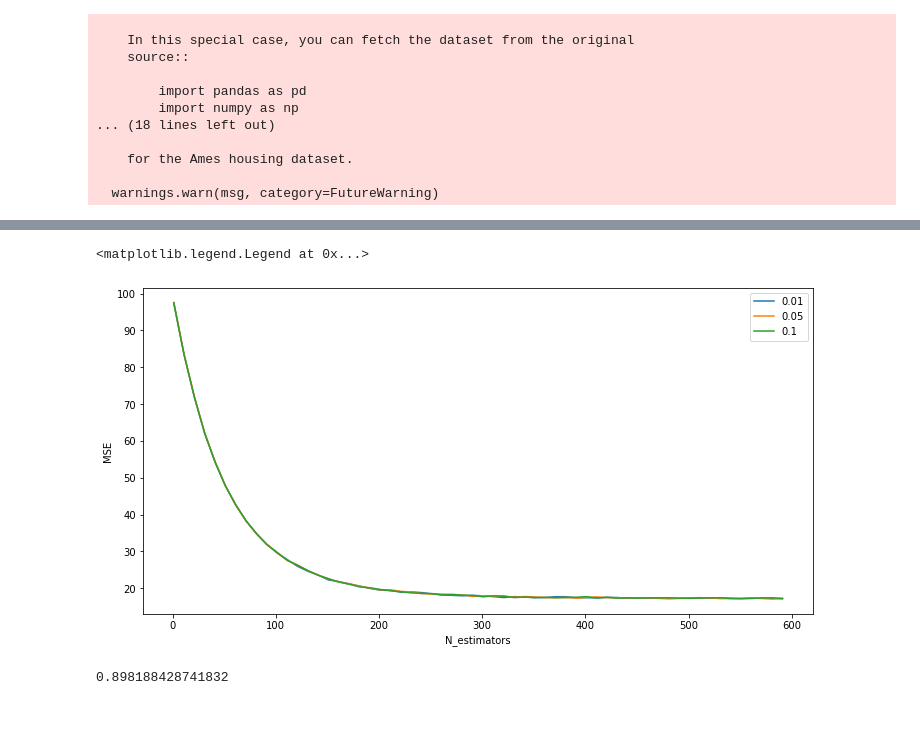
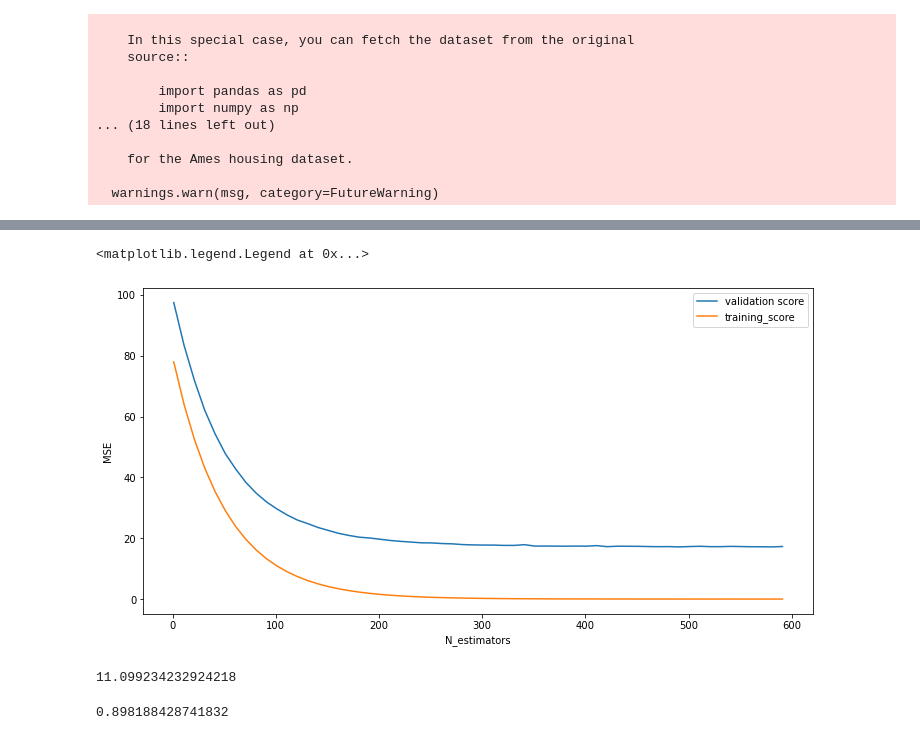
Before and after one commit to Shuaf98/y-data, a Jupyter notebook: ydata_supervised_learning/lecture6_EnsembleLearning/Ensemble Learning Exercise.ipynb, the cells around one changed output, grey strips where cells are left out. Saved outputs shown, nothing was run; the diff lists cells and outputs as text; code cells hidden in the pictures.

```diff
--- a/ydata_supervised_learning/lecture6_EnsembleLearning/Ensemble Learning Exercise.ipynb
+++ b/ydata_supervised_learning/lecture6_EnsembleLearning/Ensemble Learning Exercise.ipynb
@@ -374,7 +376,7 @@ x_train, x_test, y_train, y_test = train_test_split(X, y, test_size= 0.25, rando
   warnings.warn(msg, category=FutureWarning)
 # %%
 class CustomGB():
-    def __init__(self, n_estimators =100, learning_rate = 0.1, max_depth =10):
+    def __init__(self, n_estimators =100, learning_rate = 0.1, max_depth =1):
         self.n_estimators = n_estimators
         self.learning_rate = learning_rate
         self.max_depth = max_depth
@@ -413,7 +415,7 @@ class CustomGB():
         return sklearn.metric.neg_mean_squared_error(y, X)
 # %%
 from sklearn.metrics import r2_score, mean_squared_error
-GB = CustomGB(100, 0.1, max_depth = 3)
+GB = CustomGB(500, 0.1, max_depth = 1)
 GB.fit(x_train, y_train)
 print(r2_score(y_test, GB.predict(x_test)))
 print(mean_squared_error(y_test, GB.predict(x_test)))
@@ -439,26 +463,36 @@ plt.scatter(y_test, GB.predict(x_test))
 # %%
-rates = []
-n_range = np.arange(start = 1, stop =600, step = 10)
-for rate in [0.01, 0.05, 0.1]:
-    mses = []
-    for n in n_range:
-        GBtree = CustomGB(n_estimators = n , learning_rate= 0.01)
-        GBtree.fit(x_train, y_train)
-        mse = mean_squared_error(y_test, GBtree.predict(x_test))
-        mses.append(mse)
-    rates.append(mses)
+# n_range = np.arange(start = 1, stop =600, step = 10)
+
+# mses = []
+# train_mses = []
+# for n in n_range:
+#     GBtree = CustomGB(n_estimators = n , learning_rate= 0.01)
+#     GBtree.fit(x_train, y_train)
+#     train_mse = mean_squared_error(y_train, GBtree.predict(x_train) )
+#     mse = mean_squared_error(y_test, GBtree.predict(x_test))
+
+#     train_mses.append(train_mse)
+#     mses.append(mse)
 # %%
 fig = plt.figure(figsize = (12,6))
 
-plt.plot(n_range, rates[0], label = '0.01')
-plt.plot(n_range, rates[1], label = '0.05')
-plt.plot(n_range, rates[2], label = '0.1')
+plt.plot(n_range, train_mses, label = 'training_score')
+plt.plot(n_range, mses, label = 'validation score' )
+
 plt.ylabel('MSE')
 plt.xlabel('N_estimators')
 plt.legend()
 # %% [output]
 <matplotlib.legend.Legend at 0x...>
-[figure, old version]
+[figure, new version]
+# %%
+GBtree = CustomGB(n_estimators = 100 , learning_rate= 0.01)
+GBtree.fit(x_train, y_train)
+train_mse = mean_squared_error(y_train, GBtree.predict(x_train))
+mse = mean_squared_error(y_test, GBtree.predict(x_test))
+train_mse
+# %% [output]
+11.099234232924218
 # %%
 idx = np.argmin(mses)
 r2_score(y_test, boosts[idx].predict(x_test))
```
Also changed, not shown: parts of 9 cells of this notebook, 4 other files.
